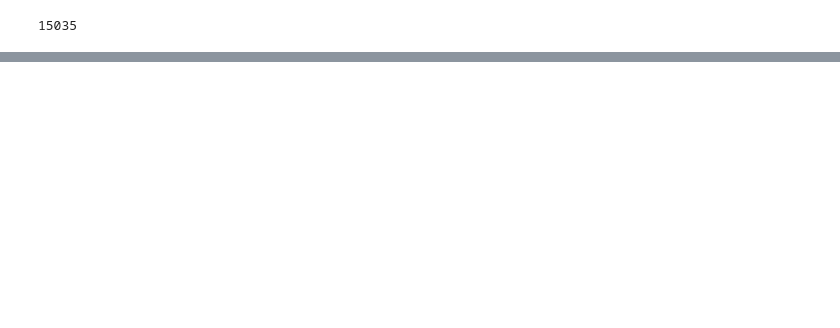
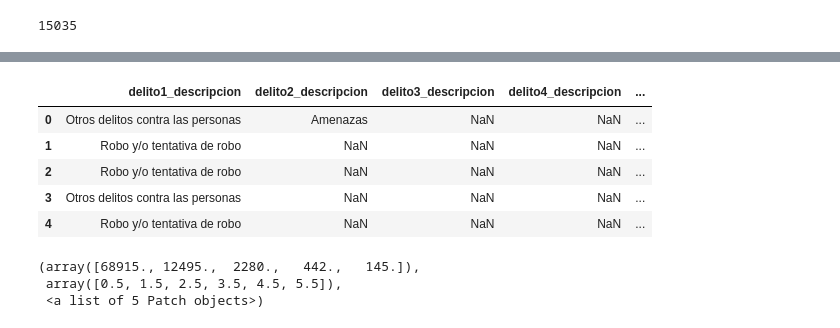
Before and after one commit to nahuelalmeira/poblacionPenal, a Jupyter notebook: VisualizacionYAnalisis/DiploDatos_PoblacionPenitenciariaArgentina_VyA.ipynb, the cells around one changed output, grey strips where cells are left out. Saved outputs shown, nothing was run; the diff lists cells and outputs as text; code cells hidden in the pictures; blank space fills up the shorter version.

```diff
--- a/VisualizacionYAnalisis/DiploDatos_PoblacionPenitenciariaArgentina_VyA.ipynb
+++ b/VisualizacionYAnalisis/DiploDatos_PoblacionPenitenciariaArgentina_VyA.ipynb
@@ -981,0 +982,10 @@ plt.show()
+# %%
+delito_cols = ['delito{}_descripcion'.format(i) for i in range(1, 6)]
+data_raw[delito_cols].head()
+# %% [output]
+|  | delito1_descripcion | delito2_descripcion | delito3_descripcion | delito4_descripcion | ... |
+| 0 | Otros delitos contra las personas | Amenazas | NaN | NaN | ... |
+| 1 | Robo y/o tentativa de robo | NaN | NaN | NaN | ... |
+| 2 | Robo y/o tentativa de robo | NaN | NaN | NaN | ... |
+| 3 | Otros delitos contra las personas | NaN | NaN | NaN | ... |
+| 4 | Robo y/o tentativa de robo | NaN | NaN | NaN | ... |
@@ -981,0 +994,6 @@ plt.show()
+# %%
+arr
+# %% [output]
+(array([68915., 12495.,  2280.,   442.,   145.]),
+ array([0.5, 1.5, 2.5, 3.5, 4.5, 5.5]),
+ <a list of 5 Patch objects>)
```
Also changed, not shown: parts of 4 cells of this notebook, 4 other files.
